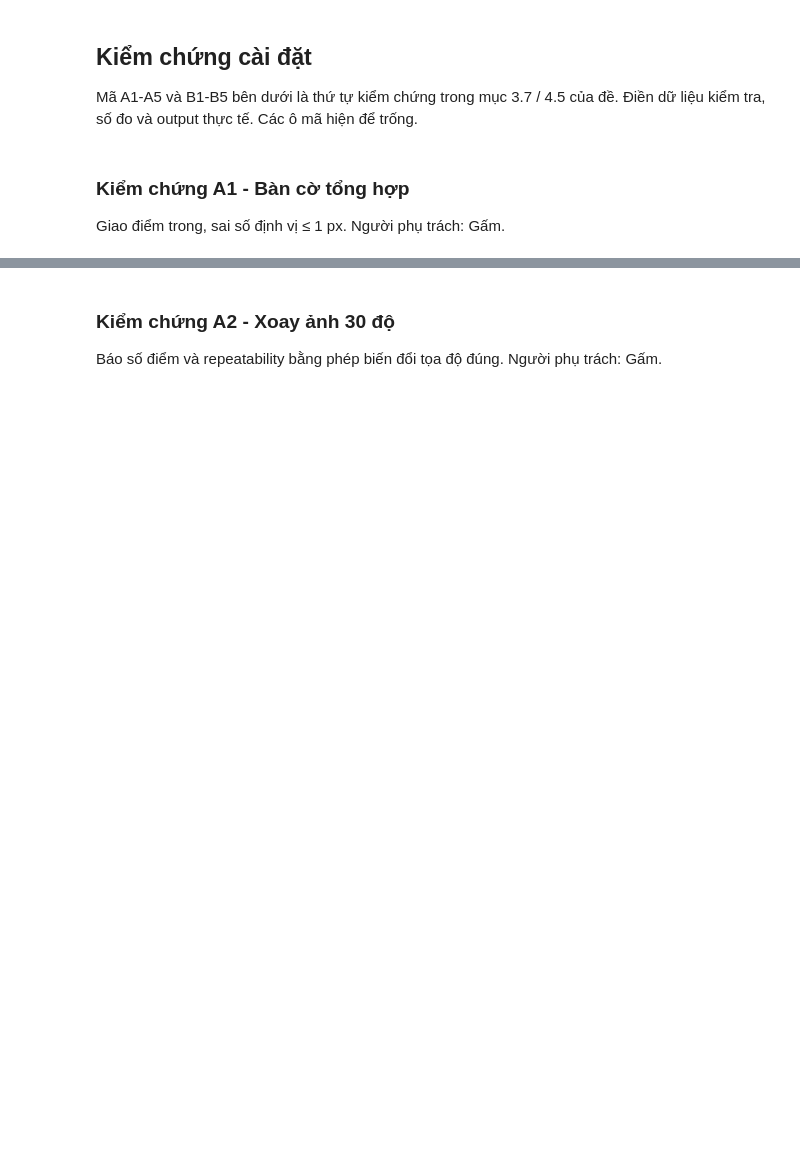
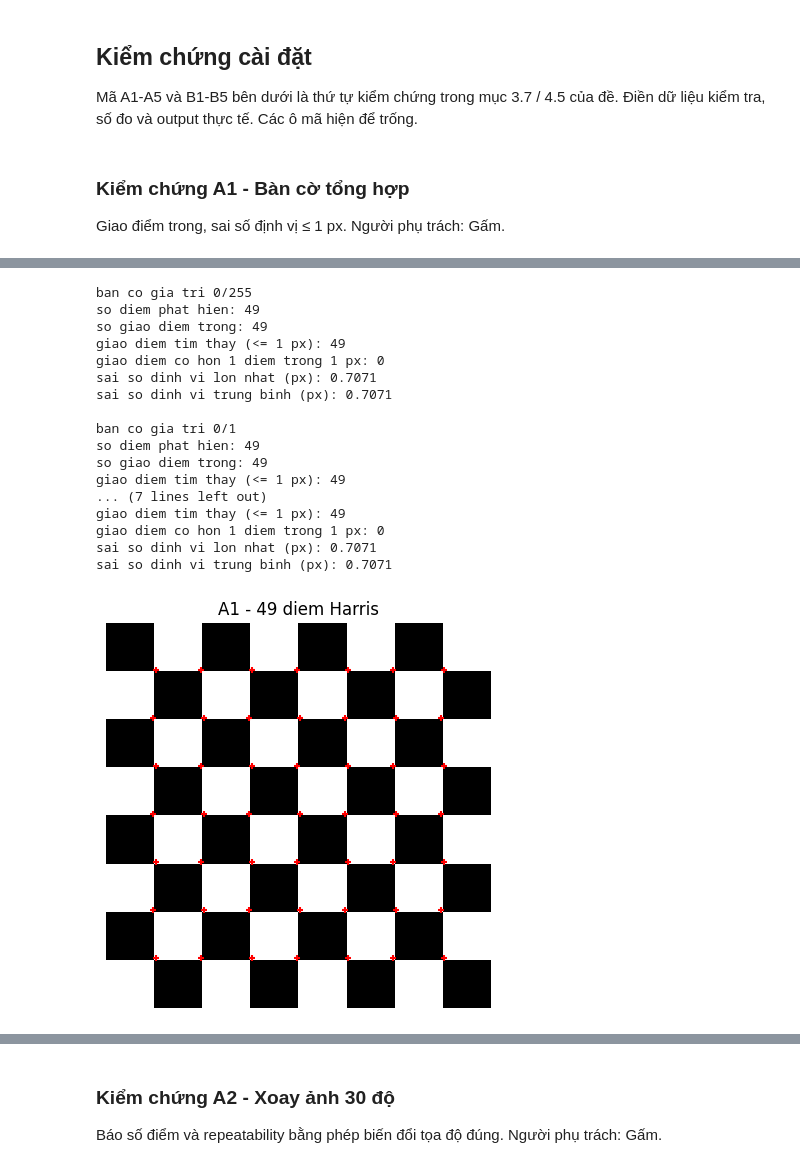
Before and after one commit to NguyenTanHiep07/xla-121036, a Jupyter notebook: bai_tap_2/lam_viec/bt2_gam.ipynb, the cells around one changed output, grey strips where cells are left out. Drawn from its saved outputs; the diff is of its cells as text; code cells hidden in the pictures; blank space fills up the shorter version.

Commit message:
Sửa cài đặt và kiểm chứng Harris

```diff
--- a/bai_tap_2/lam_viec/bt2_gam.ipynb
+++ b/bai_tap_2/lam_viec/bt2_gam.ipynb
@@ -90,6 +92,12 @@ Trả (Mxx, Mxy, Myy), mỗi mảng cùng kích thước ảnh; có hệ số si
 
 def structure_tensor(img, sigma_i, sigma_d):
     img = np.asarray(img, dtype=np.float64)
+
+    if img.ndim != 2:
+        raise ValueError("img phải là ảnh xám 2 chiều (H, W)")
+
+    if sigma_i <= 0 or sigma_d <= 0:
+        raise ValueError("sigma_i và sigma_d phải dương")
 
     blurred = gaussian_blur(img, sigma_d)
 
@@ -180,7 +205,7 @@ def harris_classic(
 
     points = np.column_stack((rows, cols, responses))
 
-    order = np.argsort(points[:, 2])[::-1]
+    order = np.argsort(-points[:, 2], kind="stable")
 
     return points[order]
 # %% [markdown]
@@ -465,3 +536,70 @@ Nếu tự viết hoàn toàn, xóa cell mẫu này. Không dùng mẫu này đ
+# %%
+
+# A1 - ban co tong hop 8x8 o, moi o 16 px
+cell_px = 16
+so_o = 8
+
+ban_co = np.zeros((cell_px * so_o, cell_px * so_o), dtype=np.float64)
+for r in range(so_o):
+    for c in range(so_o):
+        if (r + c) % 2 == 1:
+            ban_co[r * cell_px:(r + 1) * cell_px,
+                   c * cell_px:(c + 1) * cell_px] = 255
+
+# giao diem trong: bien giua pixel (k*16 - 1) va (k*16) -> toa do k*16 - 0.5
+giao_diem = np.array([
+    (r * cell_px - 0.5, c * cell_px - 0.5)
+    for r in range(1, so_o)
+    for c in range(1, so_o)
+])
+
+
+def danh_gia_ban_co(anh, ten):
+    pts = harris_classic(anh, sigma_i=2.0, sigma_d=1.4, k=0.04, thresh_rel=0.01)
+
+    d = np.linalg.norm(giao_diem[:, None, :] - pts[None, :, :2], axis=2)
+    gan_nhat = d.min(axis=1)
+    so_diem_gan = (d <= 1.0).sum(axis=1)
+
+    print(f"\n{ten}")
+    print("so diem phat hien:", len(pts))
+    print("so giao diem trong:", len(giao_diem))
+    print("giao diem tim thay (<= 1 px):", int((gan_nhat <= 1.0).sum()))
+    print("giao diem co hon 1 diem trong 1 px:", int((so_diem_gan > 1).sum()))
+    print("sai so dinh vi lon nhat (px):", round(float(gan_nhat.max()), 4))
+    print("sai so dinh vi trung binh (px):", round(float(gan_nhat.mean()), 4))
+    return pts
+
+
+pts_255 = danh_gia_ban_co(ban_co, "ban co gia tri 0/255")
+pts_01 = danh_gia_ban_co(ban_co / 255.0, "ban co gia tri 0/1")
+pts_dao = danh_gia_ban_co(255 - ban_co, "ban co dao mau")
+
+plt.figure(figsize=(5, 5))
+plt.imshow(ban_co, cmap="gray")
+plt.scatter(pts_255[:, 1], pts_255[:, 0], s=25, c="r", marker="+")
+plt.title(f"A1 - {len(pts_255)} diem Harris")
+plt.axis("off")
+plt.show()
+# %% [output]
+ban co gia tri 0/255
+so diem phat hien: 49
+so giao diem trong: 49
+giao diem tim thay (<= 1 px): 49
+giao diem co hon 1 diem trong 1 px: 0
+sai so dinh vi lon nhat (px): 0.7071
+sai so dinh vi trung binh (px): 0.7071
+
+ban co gia tri 0/1
+so diem phat hien: 49
+so giao diem trong: 49
+giao diem tim thay (<= 1 px): 49
+... (7 lines left out)
+giao diem tim thay (<= 1 px): 49
+giao diem co hon 1 diem trong 1 px: 0
+sai so dinh vi lon nhat (px): 0.7071
+sai so dinh vi trung binh (px): 0.7071
+[figure, added]
 # %% [markdown]
 **Nhận xét kiểm chứng:**
 
```
Also changed, not shown: parts of 13 cells of this notebook.
